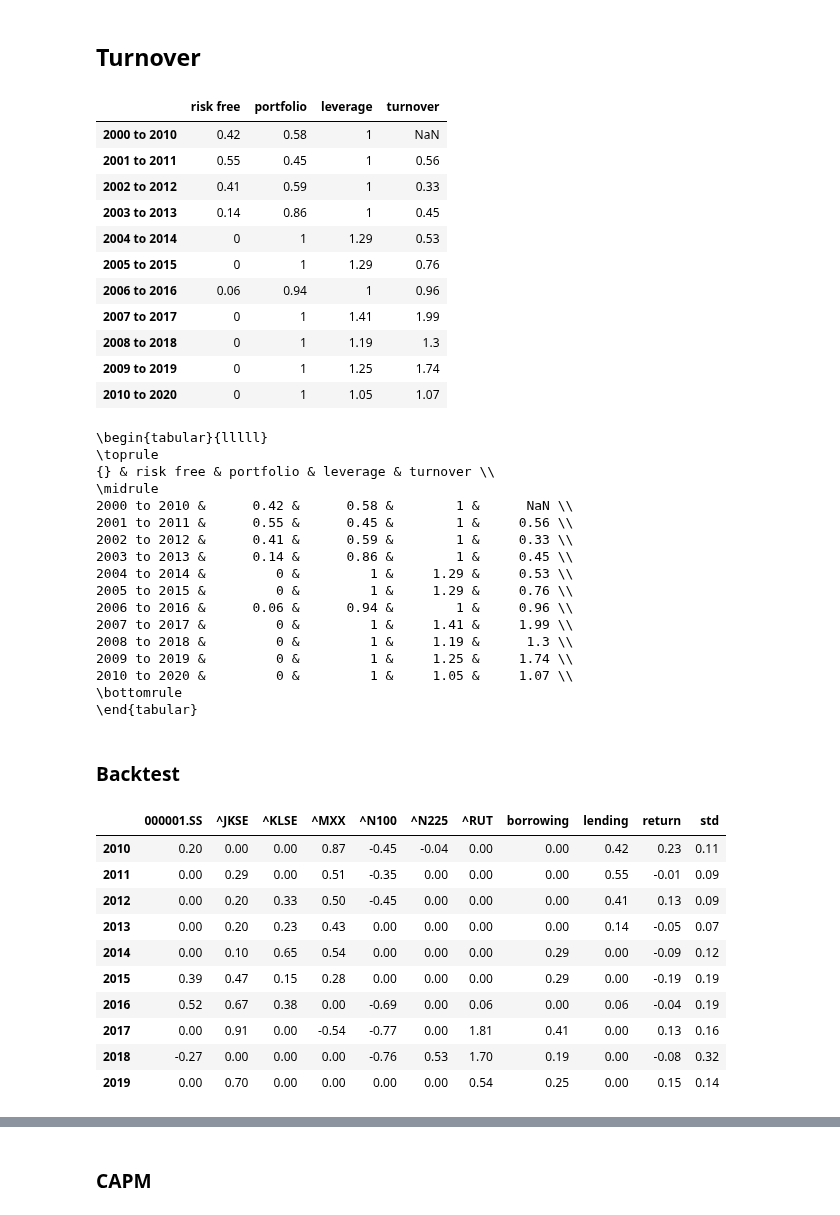
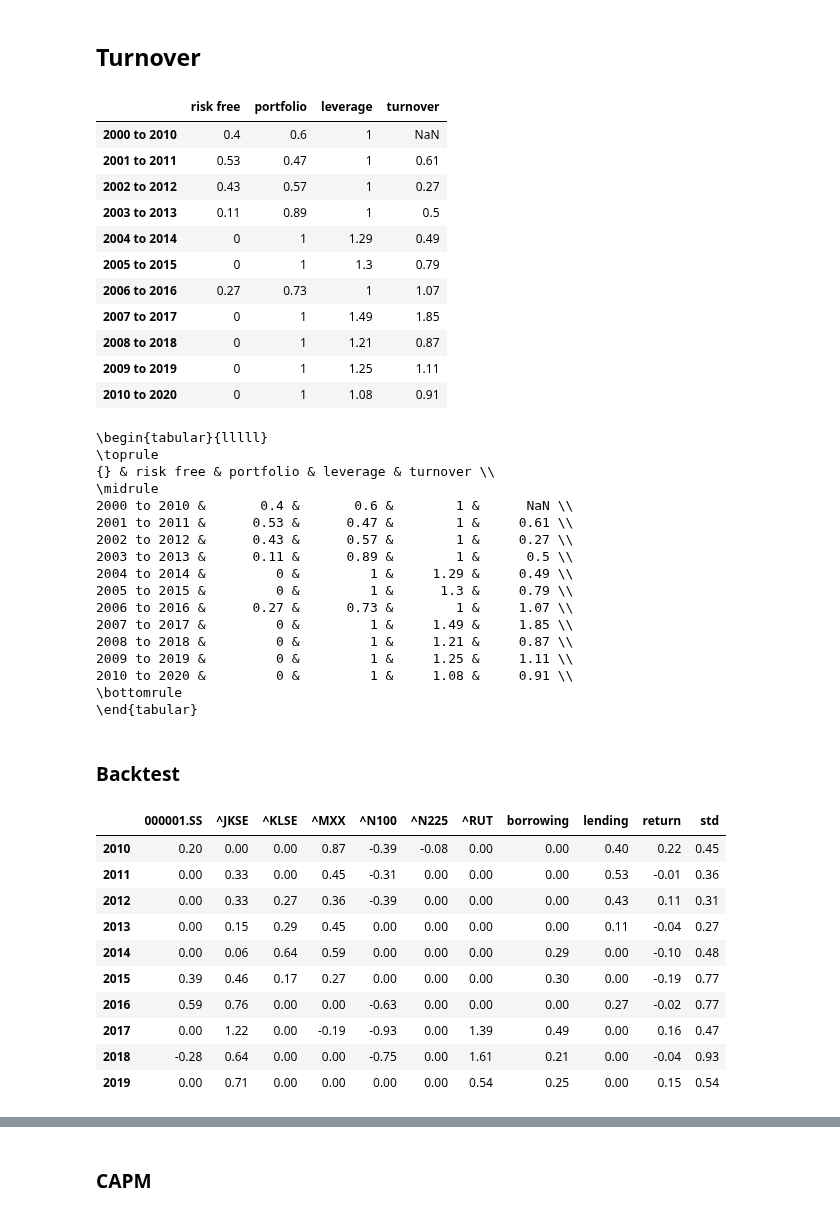
Before and after one commit to mxmws/datafin, a Jupyter notebook: Final_assigment.ipynb, the cells around one changed output, grey strips where cells are left out. Cells and saved outputs as stored; diff of their text form; code cells hidden in the pictures.

```diff
--- a/Final_assigment.ipynb
+++ b/Final_assigment.ipynb
@@ -159,7 +159,7 @@ for j in range(4,5):
 import numpy as np
 import matplotlib.pyplot as plt
 
-runs = 50000
+runs = 10000
 
 tobin_separation = True
 
@@ -433,17 +433,17 @@ for i, (portfolio, previous_portfolio) in enumerate(zip(highest_sharper_portfoli
 table
 # %% [output]
 |  | risk free | portfolio | leverage | turnover |
-| 2000 to 2010 | 0.42 | 0.58 | 1 | NaN |
-| 2001 to 2011 | 0.55 | 0.45 | 1 | 0.56 |
-| 2002 to 2012 | 0.41 | 0.59 | 1 | 0.33 |
-| 2003 to 2013 | 0.14 | 0.86 | 1 | 0.45 |
-| 2004 to 2014 | 0 | 1 | 1.29 | 0.53 |
-| 2005 to 2015 | 0 | 1 | 1.29 | 0.76 |
-| 2006 to 2016 | 0.06 | 0.94 | 1 | 0.96 |
-| 2007 to 2017 | 0 | 1 | 1.41 | 1.99 |
-| 2008 to 2018 | 0 | 1 | 1.19 | 1.3 |
-| 2009 to 2019 | 0 | 1 | 1.25 | 1.74 |
-| 2010 to 2020 | 0 | 1 | 1.05 | 1.07 |
+| 2000 to 2010 | 0.4 | 0.6 | 1 | NaN |
+| 2001 to 2011 | 0.53 | 0.47 | 1 | 0.61 |
+| 2002 to 2012 | 0.43 | 0.57 | 1 | 0.27 |
+| 2003 to 2013 | 0.11 | 0.89 | 1 | 0.5 |
+| 2004 to 2014 | 0 | 1 | 1.29 | 0.49 |
+| 2005 to 2015 | 0 | 1 | 1.3 | 0.79 |
+| 2006 to 2016 | 0.27 | 0.73 | 1 | 1.07 |
+| 2007 to 2017 | 0 | 1 | 1.49 | 1.85 |
+| 2008 to 2018 | 0 | 1 | 1.21 | 0.87 |
+| 2009 to 2019 | 0 | 1 | 1.25 | 1.11 |
+| 2010 to 2020 | 0 | 1 | 1.08 | 0.91 |
 # %%
 print(table.to_latex())
 # %% [output]
@@ -451,17 +451,17 @@ print(table.to_latex())
 \toprule
 {} & risk free & portfolio & leverage & turnover \\
 \midrule
-2000 to 2010 &      0.42 &      0.58 &        1 &      NaN \\
-2001 to 2011 &      0.55 &      0.45 &        1 &     0.56 \\
-2002 to 2012 &      0.41 &      0.59 &        1 &     0.33 \\
-2003 to 2013 &      0.14 &      0.86 &        1 &     0.45 \\
-2004 to 2014 &         0 &         1 &     1.29 &     0.53 \\
-2005 to 2015 &         0 &         1 &     1.29 &     0.76 \\
-2006 to 2016 &      0.06 &      0.94 &        1 &     0.96 \\
-2007 to 2017 &         0 &         1 &     1.41 &     1.99 \\
-2008 to 2018 &         0 &         1 &     1.19 &      1.3 \\
-2009 to 2019 &         0 &         1 &     1.25 &     1.74 \\
-2010 to 2020 &         0 &         1 &     1.05 &     1.07 \\
+2000 to 2010 &       0.4 &       0.6 &        1 &      NaN \\
+2001 to 2011 &      0.53 &      0.47 &        1 &     0.61 \\
+2002 to 2012 &      0.43 &      0.57 &        1 &     0.27 \\
+2003 to 2013 &      0.11 &      0.89 &        1 &      0.5 \\
+2004 to 2014 &         0 &         1 &     1.29 &     0.49 \\
+2005 to 2015 &         0 &         1 &      1.3 &     0.79 \\
+2006 to 2016 &      0.27 &      0.73 &        1 &     1.07 \\
+2007 to 2017 &         0 &         1 &     1.49 &     1.85 \\
+2008 to 2018 &         0 &         1 &     1.21 &     0.87 \\
+2009 to 2019 &         0 &         1 &     1.25 &     1.11 \\
+2010 to 2020 &         0 &         1 &     1.08 &     0.91 \\
 \bottomrule
 \end{tabular}
 # %% [markdown]
@@ -481,7 +481,6 @@ for i, portfolio in enumerate(highest_sharper_portfolios[:-1]):
 
     weights = portfolio["weights_incl_rf"]
 
-    '''
     # connect symbol of each asset to weight the asset has in the portfolio
     symbol_weight_pairs = list(zip(list(data.columns)+["risk free asset"], weights))
     # divide into long and short, drop weights that are 0
@@ -490,7 +489,7 @@ for i, portfolio in enumerate(highest_sharper_portfolios[:-1]):
     # print symbol weight pairs
     #print(f"Weights: {', '.join( [str(round(weight*100))+'% '+symbol for symbol, weight in long_symbol_weight_pairs] )}")
     # if we borrow (if investment at rfr is negative)
-
+    '''
     if symbol_weight_pairs[-1][1]<0:
         print(f"Borrowed: {round(-symbol_weight_pairs[-1][1]*100)}%")
         short_symbol_weight_pairs = short_symbol_weight_pairs[:-1]
@@ -503,45 +502,45 @@ for i, portfolio in enumerate(highest_sharper_portfolios[:-1]):
     #returns = (data / data.shift(1))[1+i*12:12*10+i*12] # uncomment this
     logReturn = np.log(returns)
     # add column for risk free asset
-    logReturn["rf"] = [risk_free_rate/12]*12 # change last 12 to 119 to check portfolio
+    logReturn["rf"] = [risk_free_rate/12]*12 # change last 12 to 119
 
     logReturn_weighted = (logReturn*weights).sum(axis=1)
     monthly_portfolio_logReturns = pd.concat([monthly_portfolio_logReturns, logReturn_weighted])
     #print(logReturn_weighted.sum(axis=1))
     #print(logReturn_weighted)
     logReturn_total = logReturn_weighted.sum()
     # total weighted return for the year
     #print(f"Return: {str(round(logReturn_total*100))}%")
 
     # this works too but is more complicated
     #covariances = logReturn.cov()
     #portfolio_std = np.sqrt(np.dot(weights.T, np.dot(covariances, weights)))
 
-    portfolio_std = 3*np.sqrt(logReturn_weighted.var())
+    portfolio_std = 12*np.sqrt(logReturn_weighted.var())
 
     #print(f"Standard deviation: " + str(round(portfolio_std,4)))
 
     if portfolio["weights_incl_rf"][-1]>0:
         row_weights = list(portfolio["weights_incl_rf"][:-1])+[0.0]+[portfolio["weights_incl_rf"][-1]]
     else:
         row_weights = list(portfolio["weights_incl_rf"][:-1])+[abs(portfolio["weights_incl_rf"][-1])]+[0.0]
     #print(len(row_weights))
     row = [round(val, 2) for val in list(row_weights)+[logReturn_total, portfolio_std]]
 
     table.loc[f"{portfolio['dates'][1].year}"] = row
 table
 # %% [output]
 |  | 000001.SS | ^JKSE | ^KLSE | ^MXX | ^N100 | ^N225 | ^RUT | borrowing | lending | return | std |
-| 2010 | 0.20 | 0.00 | 0.00 | 0.87 | -0.45 | -0.04 | 0.00 | 0.00 | 0.42 | 0.23 | 0.11 |
-| 2011 | 0.00 | 0.29 | 0.00 | 0.51 | -0.35 | 0.00 | 0.00 | 0.00 | 0.55 | -0.01 | 0.09 |
-| 2012 | 0.00 | 0.20 | 0.33 | 0.50 | -0.45 | 0.00 | 0.00 | 0.00 | 0.41 | 0.13 | 0.09 |
-| 2013 | 0.00 | 0.20 | 0.23 | 0.43 | 0.00 | 0.00 | 0.00 | 0.00 | 0.14 | -0.05 | 0.07 |
-| 2014 | 0.00 | 0.10 | 0.65 | 0.54 | 0.00 | 0.00 | 0.00 | 0.29 | 0.00 | -0.09 | 0.12 |
-| 2015 | 0.39 | 0.47 | 0.15 | 0.28 | 0.00 | 0.00 | 0.00 | 0.29 | 0.00 | -0.19 | 0.19 |
-| 2016 | 0.52 | 0.67 | 0.38 | 0.00 | -0.69 | 0.00 | 0.06 | 0.00 | 0.06 | -0.04 | 0.19 |
-| 2017 | 0.00 | 0.91 | 0.00 | -0.54 | -0.77 | 0.00 | 1.81 | 0.41 | 0.00 | 0.13 | 0.16 |
-| 2018 | -0.27 | 0.00 | 0.00 | 0.00 | -0.76 | 0.53 | 1.70 | 0.19 | 0.00 | -0.08 | 0.32 |
-| 2019 | 0.00 | 0.70 | 0.00 | 0.00 | 0.00 | 0.00 | 0.54 | 0.25 | 0.00 | 0.15 | 0.14 |
+| 2010 | 0.20 | 0.00 | 0.00 | 0.87 | -0.39 | -0.08 | 0.00 | 0.00 | 0.40 | 0.22 | 0.45 |
+| 2011 | 0.00 | 0.33 | 0.00 | 0.45 | -0.31 | 0.00 | 0.00 | 0.00 | 0.53 | -0.01 | 0.36 |
+| 2012 | 0.00 | 0.33 | 0.27 | 0.36 | -0.39 | 0.00 | 0.00 | 0.00 | 0.43 | 0.11 | 0.31 |
+| 2013 | 0.00 | 0.15 | 0.29 | 0.45 | 0.00 | 0.00 | 0.00 | 0.00 | 0.11 | -0.04 | 0.27 |
+| 2014 | 0.00 | 0.06 | 0.64 | 0.59 | 0.00 | 0.00 | 0.00 | 0.29 | 0.00 | -0.10 | 0.48 |
+| 2015 | 0.39 | 0.46 | 0.17 | 0.27 | 0.00 | 0.00 | 0.00 | 0.30 | 0.00 | -0.19 | 0.77 |
+| 2016 | 0.59 | 0.76 | 0.00 | 0.00 | -0.63 | 0.00 | 0.00 | 0.00 | 0.27 | -0.02 | 0.77 |
+| 2017 | 0.00 | 1.22 | 0.00 | -0.19 | -0.93 | 0.00 | 1.39 | 0.49 | 0.00 | 0.16 | 0.47 |
+| 2018 | -0.28 | 0.64 | 0.00 | 0.00 | -0.75 | 0.00 | 1.61 | 0.21 | 0.00 | -0.04 | 0.93 |
+| 2019 | 0.00 | 0.71 | 0.00 | 0.00 | 0.00 | 0.00 | 0.54 | 0.25 | 0.00 | 0.15 | 0.54 |
 # %%
 print(table.to_latex())
 # %% [output]
```
Also changed, not shown: parts of 32 cells of this notebook.
